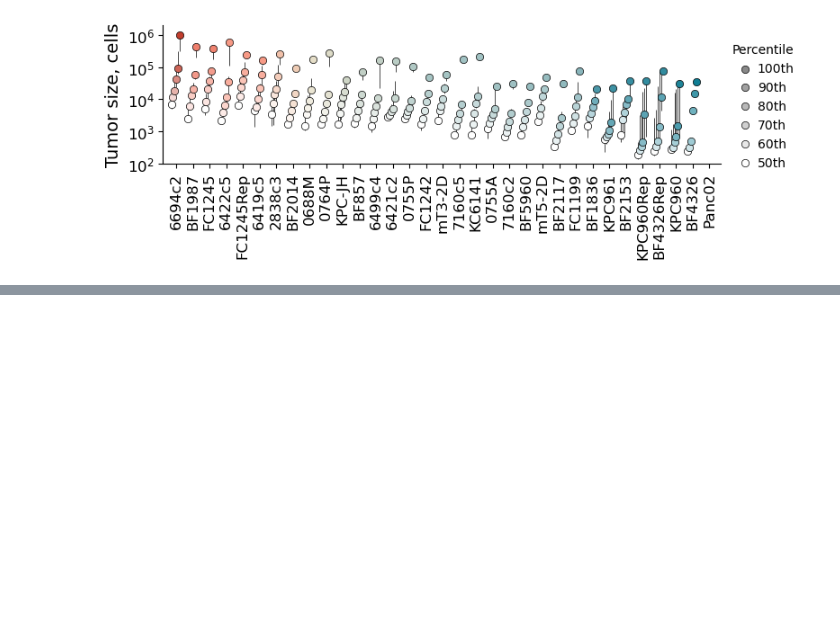
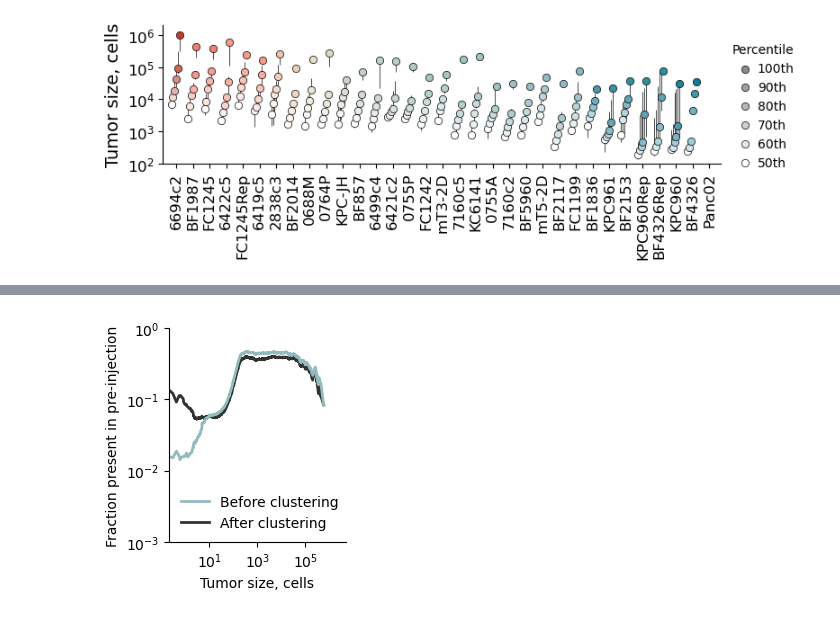
Before and after one commit to alyulina/metastatic-phenotypes, a Jupyter notebook: figures/fig3/fig3.ipynb, the cells around one changed output, grey strips where cells are left out. Cells and saved outputs as stored; diff of their text form; code cells hidden in the pictures; blank space fills up the shorter version.

```diff
--- a/figures/fig3/fig3.ipynb
+++ b/figures/fig3/fig3.ipynb
@@ -813,3 +748,74 @@ plt.savefig(path_to_save_figs + 'fig3/figs/' + si + '_' + name + '.pdf', dpi=300
+# %%
+name = 'fraction_present_vs_size_3w_f1_lung_exp1'
+si = 'si'
+
+plt.figure(figsize=(2.7, 3))
+ax = plt.gca()
+ax.spines[['top', 'right']].set_visible(False)
+
+# helper: sliding window in log-space
+def smooth_fraction(sizes, present, window=0.3):
+    log_sizes = np.log10(sizes)
+
+    order = np.argsort(log_sizes)
+    x = log_sizes[order]
+    y = present[order]
+
+    y_smooth = np.zeros_like(y, dtype=float)
+
+    for i in range(len(x)):
+        mask = np.abs(x - x[i]) < window
+
+        if mask.sum() >= 10:
+            y_smooth[i] = y[mask].mean()
+        else:
+            y_smooth[i] = np.nan
+
+    return 10**x, y_smooth
+
+# before clustering
+sizes = sample__clID__barcode__count_raw['size'].values
+clIDs = sample__clID__barcode__count_raw['clID'].values
+barcodes = sample__clID__barcode__count_raw['barcode'].values
+
+present = np.array([
+    1 if barcode in clID__barcode__count_raw_t0.get(clID, {}) else 0
+    for clID, barcode in zip(clIDs, barcodes)
+])
+
+x, y = smooth_fraction(sizes, present)
+
+plt.plot(x, y, color='#93bbbe', label='Before clustering', linewidth=2, zorder=1)
+
+# after clustering
+sizes = sample__clID__barcode__count_clustered['size'].values
+clIDs = sample__clID__barcode__count_clustered['clID'].values
+barcodes = sample__clID__barcode__count_clustered['barcode'].values
+
+present = np.array([
+    1 if barcode in clID__barcode__count_clustered_t0.get(clID, {}) else 0
+    for clID, barcode in zip(clIDs, barcodes)
+])
+
+x, y = smooth_fraction(sizes, present)
+
+plt.plot(x, y, color='black', label='After clustering', linewidth=2, alpha=0.8, zorder=-1)
+
+#plt.axvline(100, color='#d9d9d9', linewidth=2, zorder=-2)
+
+plt.xscale('log')
+plt.yscale('log')
+plt.xlabel('Tumor size, cells')
+plt.ylabel('Fraction present in pre-injection')
+plt.ylim(1e-3, 1)
+plt.xlim(2e-1, 5e6)
+plt.minorticks_off()
+plt.legend(frameon=False)
+
+plt.tight_layout()
+plt.savefig(path_to_save_figs + 'fig3/figs/' + si + '_' + name + '.pdf', dpi=300, bbox_inches='tight')
+# %% [output]
+[figure, added]
 # %%
 name = 'min_hamming_distance_3w_f1_lung_exp1'
 si = 'si'
```
Also changed, not shown: parts of 7 cells of this notebook, 2 other files.
